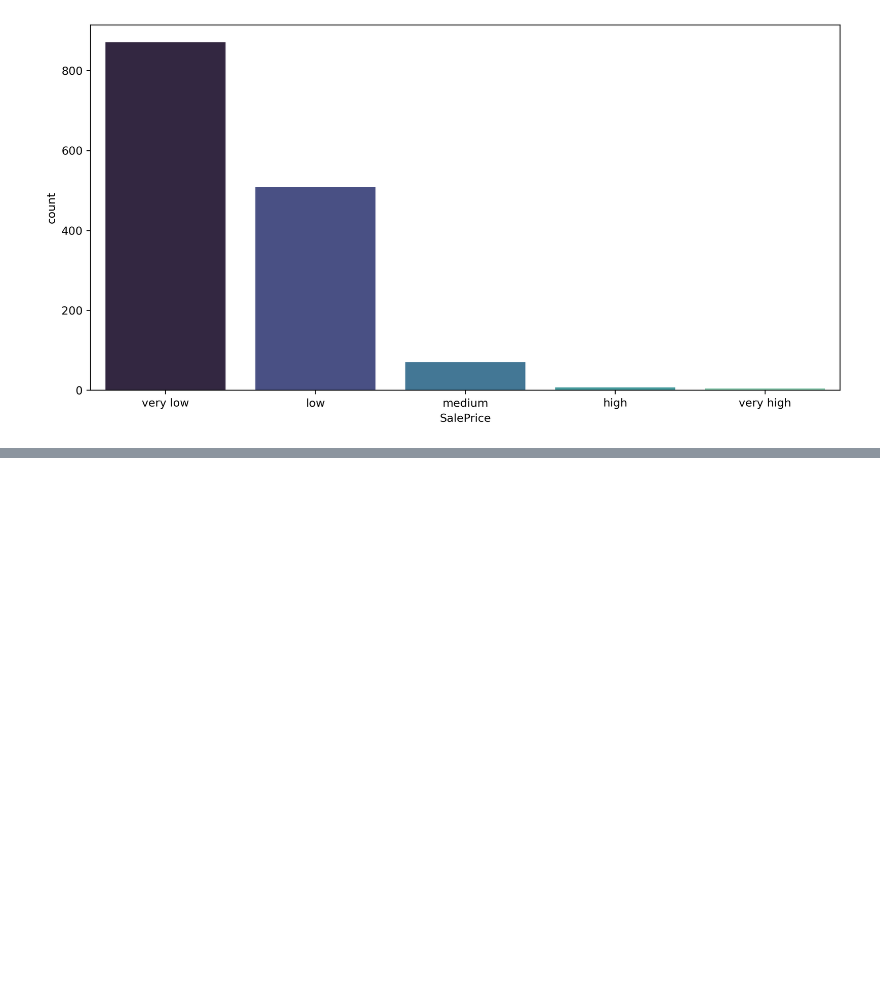
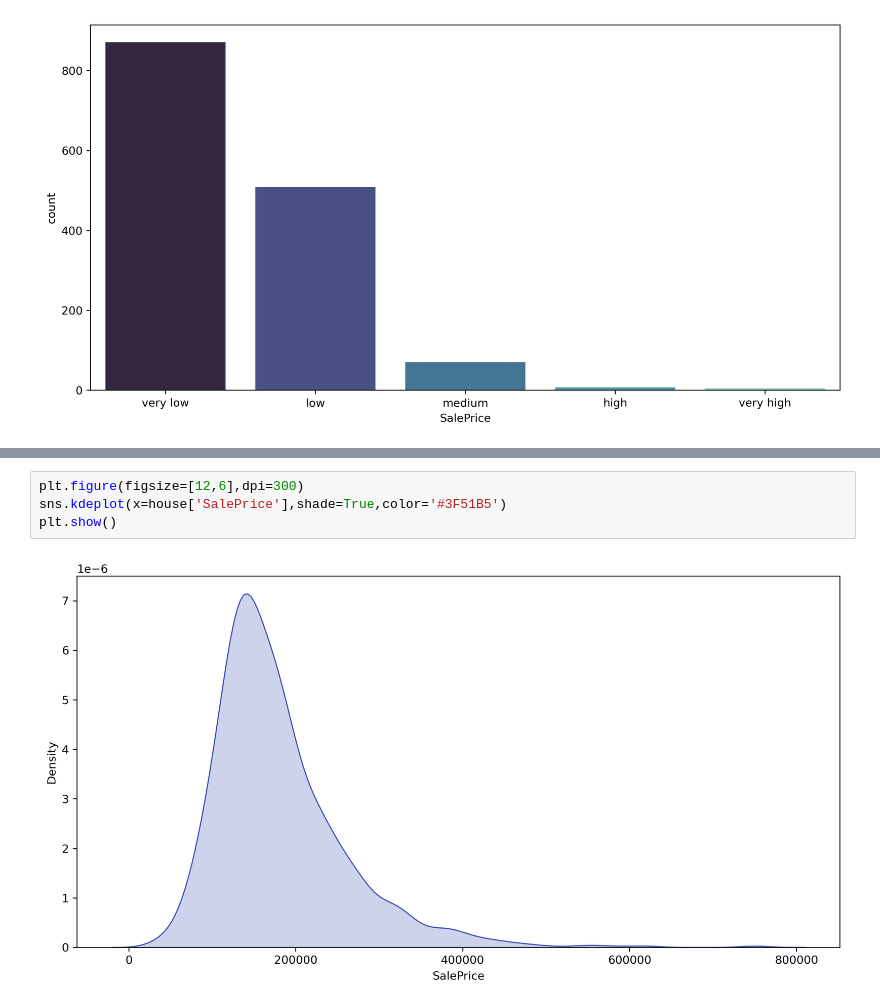
Before and after one commit to ashen007/Housing-Sale-Price-analysis, a Jupyter notebook: notebooks/clean data/phase_1.ipynb, the cells around one changed output, grey strips where cells are left out. Drawn from its saved outputs; the diff is of its cells as text; blank space fills up the shorter version.

```diff
--- a/notebooks/clean data/phase_1.ipynb
+++ b/notebooks/clean data/phase_1.ipynb
@@ -230,0 +255,6 @@ plt.show()
+# %%
+plt.figure(figsize=[12,6],dpi=300)
+sns.kdeplot(x=house['SalePrice'],shade=True,color='#3F51B5')
+plt.show()
+# %% [output]
+[figure, added]
```
Also changed, not shown: parts of 6 cells of this notebook.
